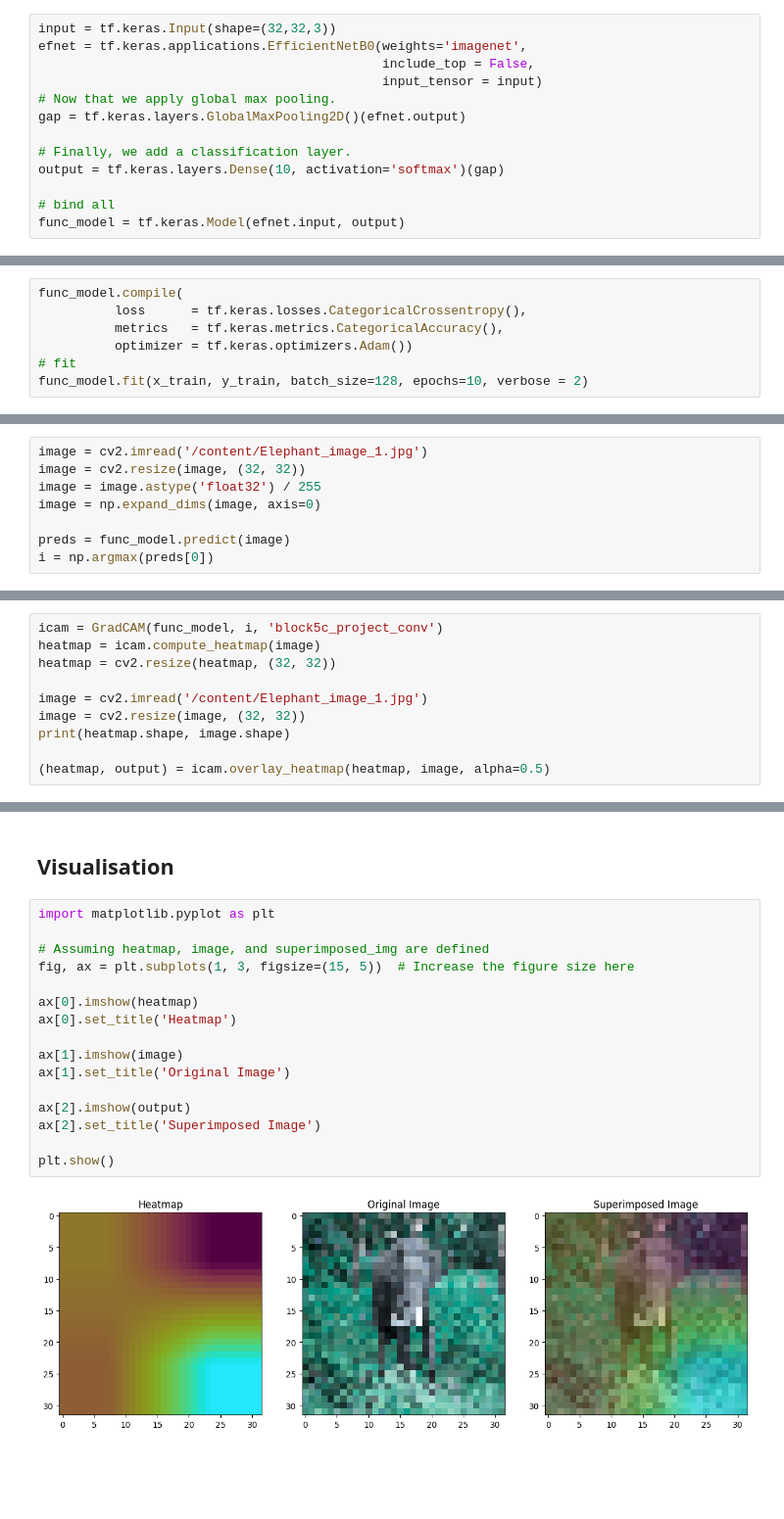
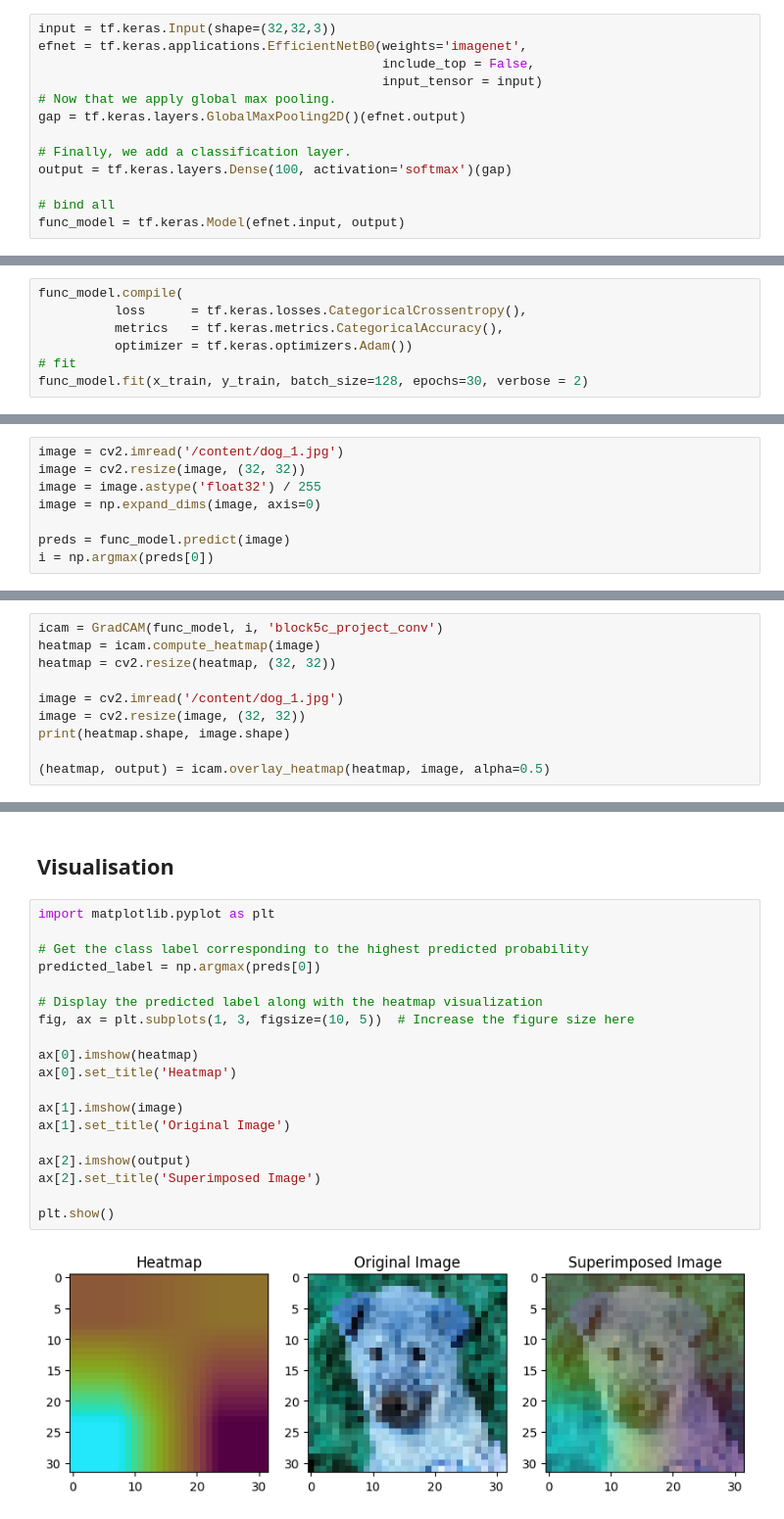
Before and after one commit to Ris-code/Dependable-AI-Project, a Jupyter notebook: Grad_Cam_CNN.ipynb, the cells around one changed output, grey strips where cells are left out. Shown at 98% size. Saved outputs shown, nothing was run; the diff lists cells and outputs as text; blank space fills up the shorter version.

```diff
--- a/Grad_Cam_CNN.ipynb
+++ b/Grad_Cam_CNN.ipynb
@@ -36,7 +34,7 @@ efnet = tf.keras.applications.EfficientNetB0(weights='imagenet',
 gap = tf.keras.layers.GlobalMaxPooling2D()(efnet.output)
 
 # Finally, we add a classification layer.
-output = tf.keras.layers.Dense(10, activation='softmax')(gap)
+output = tf.keras.layers.Dense(100, activation='softmax')(gap)
 
 # bind all
 func_model = tf.keras.Model(efnet.input, output)
@@ -51,5 +46,5 @@ func_model.compile(
           metrics   = tf.keras.metrics.CategoricalAccuracy(),
           optimizer = tf.keras.optimizers.Adam())
 # fit
-func_model.fit(x_train, y_train, batch_size=128, epochs=10, verbose = 2)
+func_model.fit(x_train, y_train, batch_size=128, epochs=30, verbose = 2)
 # %% [output]
@@ -121,7 +113,7 @@ class GradCAM:
 # %% [markdown]
 ## **Prediction**
 # %%
-image = cv2.imread('/content/Elephant_image_1.jpg')
+image = cv2.imread('/content/dog_1.jpg')
 image = cv2.resize(image, (32, 32))
 image = image.astype('float32') / 255
 image = np.expand_dims(image, axis=0)
@@ -158,7 +150,7 @@ icam = GradCAM(func_model, i, 'block5c_project_conv')
 heatmap = icam.compute_heatmap(image)
 heatmap = cv2.resize(heatmap, (32, 32))
 
-image = cv2.imread('/content/Elephant_image_1.jpg')
+image = cv2.imread('/content/dog_1.jpg')
 image = cv2.resize(image, (32, 32))
 print(heatmap.shape, image.shape)
 
@@ -170,18 +162,21 @@ print(heatmap.shape, image.shape)
 # %%
 import matplotlib.pyplot as plt
 
-# Assuming heatmap, image, and superimposed_img are defined
-fig, ax = plt.subplots(1, 3, figsize=(15, 5))  # Increase the figure size here
+# Get the class label corresponding to the highest predicted probability
+predicted_label = np.argmax(preds[0])
+
+# Display the predicted label along with the heatmap visualization
+fig, ax = plt.subplots(1, 3, figsize=(10, 5))  # Increase the figure size here
 
 ax[0].imshow(heatmap)
 ax[0].set_title('Heatmap')
 
 ax[1].imshow(image)
 ax[1].set_title('Original Image')
 
 ax[2].imshow(output)
 ax[2].set_title('Superimposed Image')
 
 plt.show()
 # %% [output]
-[figure, old version]
+[figure, new version]
```
Also changed, not shown: parts of 5 cells of this notebook.
